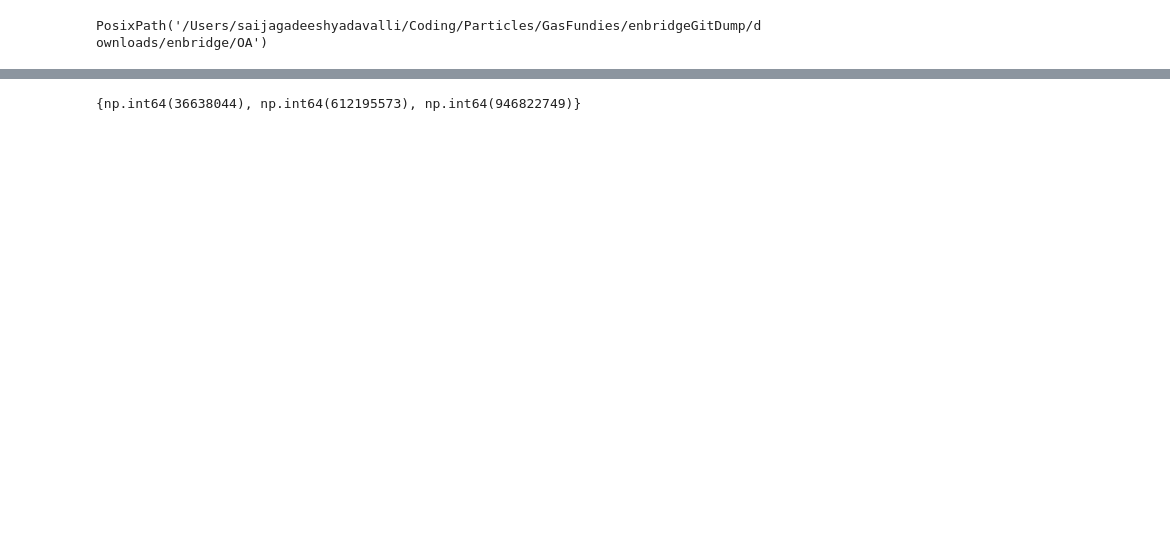
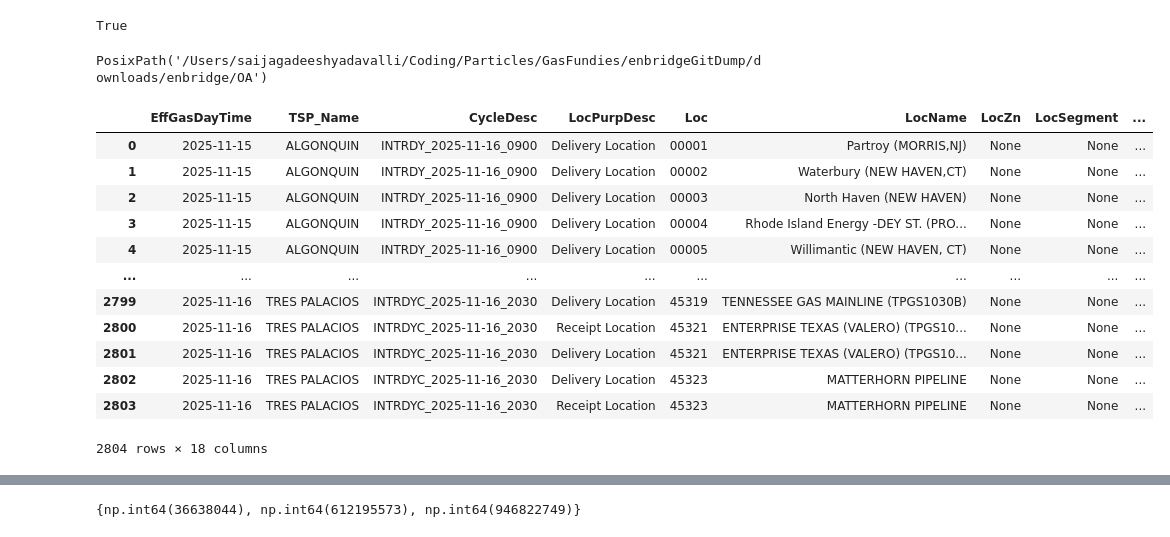
Before and after one commit to Sai-Jagadeesh-UH/enbridgeScrape, a Jupyter notebook: checking.ipynb, the cells around one changed output, grey strips where cells are left out. Drawn from its saved outputs; the diff is of its cells as text; code cells hidden in the pictures; blank space fills up the shorter version.

```diff
--- a/checking.ipynb
+++ b/checking.ipynb
@@ -105,4 +204,27 @@ from src.enbridgescrape import formatOA
+# %%
+'TSP Name' in df.columns
+# %% [output]
+True
 # %%
 Path('./downloads/enbridge/OA').resolve()
 # %% [output]
 PosixPath('/Users/saijagadeeshyadavalli/Coding/Particles/GasFundies/enbridgeGitDump/downloads/enbridge/OA')
+# %%
+dfOA = formatOA()
+# .to_pandas()
+# %%
+dfOA
+# %% [output]
+|  | EffGasDayTime | TSP_Name | CycleDesc | LocPurpDesc | Loc | LocName | LocZn | LocSegment | ... |
+| 0 | 2025-11-15 | ALGONQUIN | INTRDY_2025-11-16_0900 | Delivery Location | 00001 | Partroy (MORRIS,NJ) | None | None | ... |
+| 1 | 2025-11-15 | ALGONQUIN | INTRDY_2025-11-16_0900 | Delivery Location | 00002 | Waterbury (NEW HAVEN,CT) | None | None | ... |
+| 2 | 2025-11-15 | ALGONQUIN | INTRDY_2025-11-16_0900 | Delivery Location | 00003 | North Haven (NEW HAVEN) | None | None | ... |
+| 3 | 2025-11-15 | ALGONQUIN | INTRDY_2025-11-16_0900 | Delivery Location | 00004 | Rhode Island Energy -DEY ST. (PRO... | None | None | ... |
+| 4 | 2025-11-15 | ALGONQUIN | INTRDY_2025-11-16_0900 | Delivery Location | 00005 | Willimantic (NEW HAVEN, CT) | None | None | ... |
+| ... | ... | ... | ... | ... | ... | ... | ... | ... | ... |
+| 2799 | 2025-11-16 | TRES PALACIOS | INTRDYC_2025-11-16_2030 | Delivery Location | 45319 | TENNESSEE GAS MAINLINE (TPGS1030B) | None | None | ... |
+| 2800 | 2025-11-16 | TRES PALACIOS | INTRDYC_2025-11-16_2030 | Receipt Location | 45321 | ENTERPRISE TEXAS (VALERO) (TPGS10... | None | None | ... |
+| 2801 | 2025-11-16 | TRES PALACIOS | INTRDYC_2025-11-16_2030 | Delivery Location | 45321 | ENTERPRISE TEXAS (VALERO) (TPGS10... | None | None | ... |
+| 2802 | 2025-11-16 | TRES PALACIOS | INTRDYC_2025-11-16_2030 | Delivery Location | 45323 | MATTERHORN PIPELINE | None | None | ... |
+| 2803 | 2025-11-16 | TRES PALACIOS | INTRDYC_2025-11-16_2030 | Receipt Location | 45323 | MATTERHORN PIPELINE | None | None | ... |
+2804 rows × 18 columns
```
Also changed, not shown: parts of 15 cells of this notebook, 12 other files.
